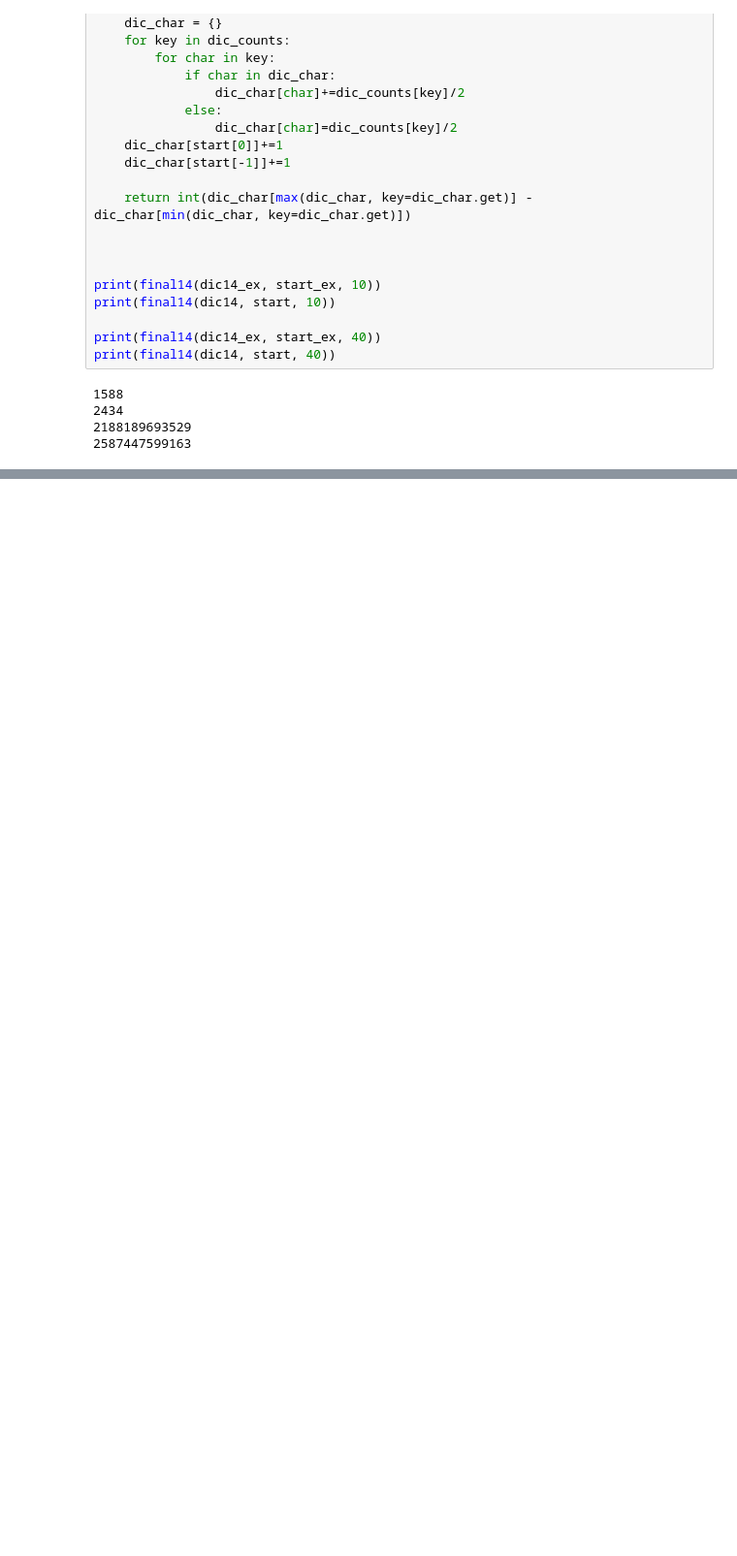
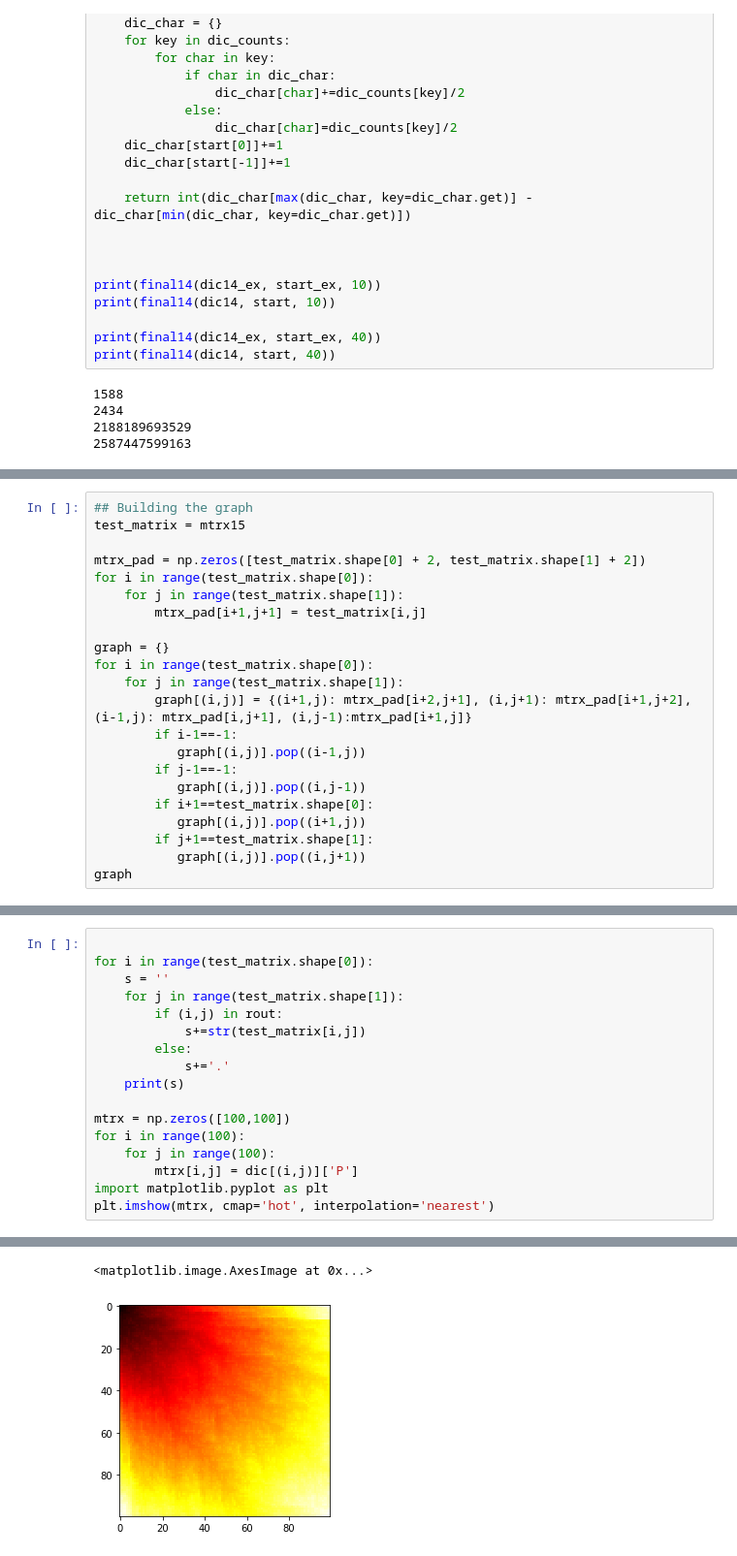
Before and after one commit to karolzak/adventofcode, a Jupyter notebook: 2021/taube-ms/advent2021.ipynb, the cells around one changed output, grey strips where cells are left out. Shown at 97% size. Drawn from its saved outputs; the diff is of its cells as text; blank space fills up the shorter version.

```diff
--- a/2021/taube-ms/advent2021.ipynb
+++ b/2021/taube-ms/advent2021.ipynb
@@ -1689,0 +1731,22 @@ print(final14(dic14, start, 40))
+# %%
+## Building the graph
+test_matrix = mtrx15
+
+mtrx_pad = np.zeros([test_matrix.shape[0] + 2, test_matrix.shape[1] + 2])
+for i in range(test_matrix.shape[0]):
+    for j in range(test_matrix.shape[1]):
+        mtrx_pad[i+1,j+1] = test_matrix[i,j]
+
+graph = {}
+for i in range(test_matrix.shape[0]):
+    for j in range(test_matrix.shape[1]):
+        graph[(i,j)] = {(i+1,j): mtrx_pad[i+2,j+1], (i,j+1): mtrx_pad[i+1,j+2], (i-1,j): mtrx_pad[i,j+1], (i,j-1):mtrx_pad[i+1,j]}
+        if i-1==-1:
+           graph[(i,j)].pop((i-1,j))
+        if j-1==-1:
+           graph[(i,j)].pop((i,j-1))
+        if i+1==test_matrix.shape[0]:
+           graph[(i,j)].pop((i+1,j))
+        if j+1==test_matrix.shape[1]:
+           graph[(i,j)].pop((i,j+1))
+graph
@@ -1689,0 +1794,18 @@ print(final14(dic14, start, 40))
+# %%
+
+for i in range(test_matrix.shape[0]):
+    s = ''
+    for j in range(test_matrix.shape[1]):
+        if (i,j) in rout:
+            s+=str(test_matrix[i,j])
+        else:
+            s+='.'
+    print(s)
+
+mtrx = np.zeros([100,100])
+for i in range(100):
+    for j in range(100):
+        mtrx[i,j] = dic[(i,j)]['P']
+import matplotlib.pyplot as plt
+plt.imshow(mtrx, cmap='hot', interpolation='nearest')
+# %% [output]
@@ -1689,0 +1829,2 @@ print(final14(dic14, start, 40))
+<matplotlib.image.AxesImage at 0x...>
+[figure, added]
```
Also changed, not shown: parts of 7 cells of this notebook.
